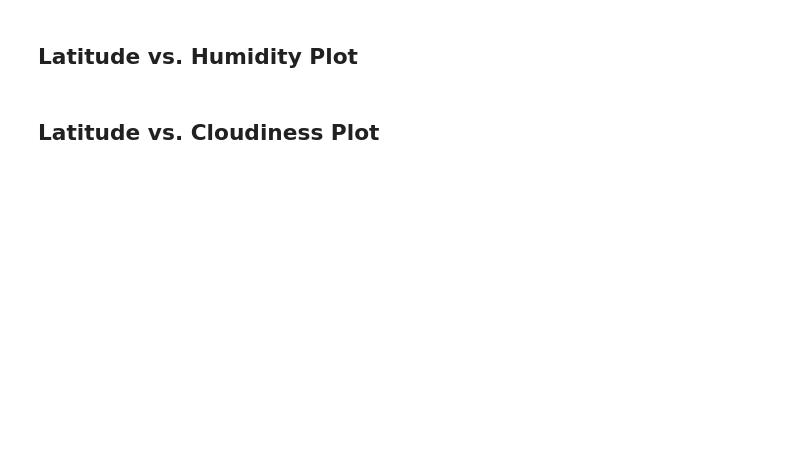
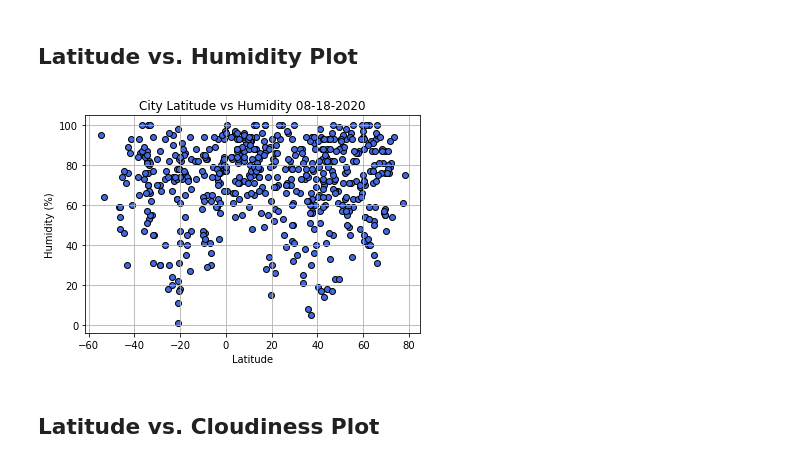
Before and after one commit to GPSHUB/API_Homework, a Jupyter notebook: 06-Python-APIs/Instructions/starter_code/WeatherPy - Giam.ipynb, the cells around one changed output. Cells and saved outputs as stored; diff of their text form; code cells hidden in the pictures; blank space fills up the shorter version.

```diff
--- a/06-Python-APIs/Instructions/starter_code/WeatherPy - Giam.ipynb
+++ b/06-Python-APIs/Instructions/starter_code/WeatherPy - Giam.ipynb
@@ -189,4 +225,14 @@ df.to_csv("output_data/cities.csv", index = False)
 # %% [markdown]
 ## Latitude vs. Humidity Plot
+# %%
+date = city_weather.loc[1,'Date']
+plt.grid()
+plt.scatter(city_weather_no_null['Lat'], city_weather_no_null['Humidity'], facecolors="royalblue", edgecolors="black")
+plt.xlabel("Latitude")
+plt.ylabel("Humidity (%)")
+plt.title(f"City Latitude vs Humidity {date}")
+plt.savefig('lat_hum_all.png')
+# %% [output]
+[figure, added]
 # %% [markdown]
 ## Latitude vs. Cloudiness Plot
```
Also changed, not shown: parts of 23 cells of this notebook, 16 other files.
